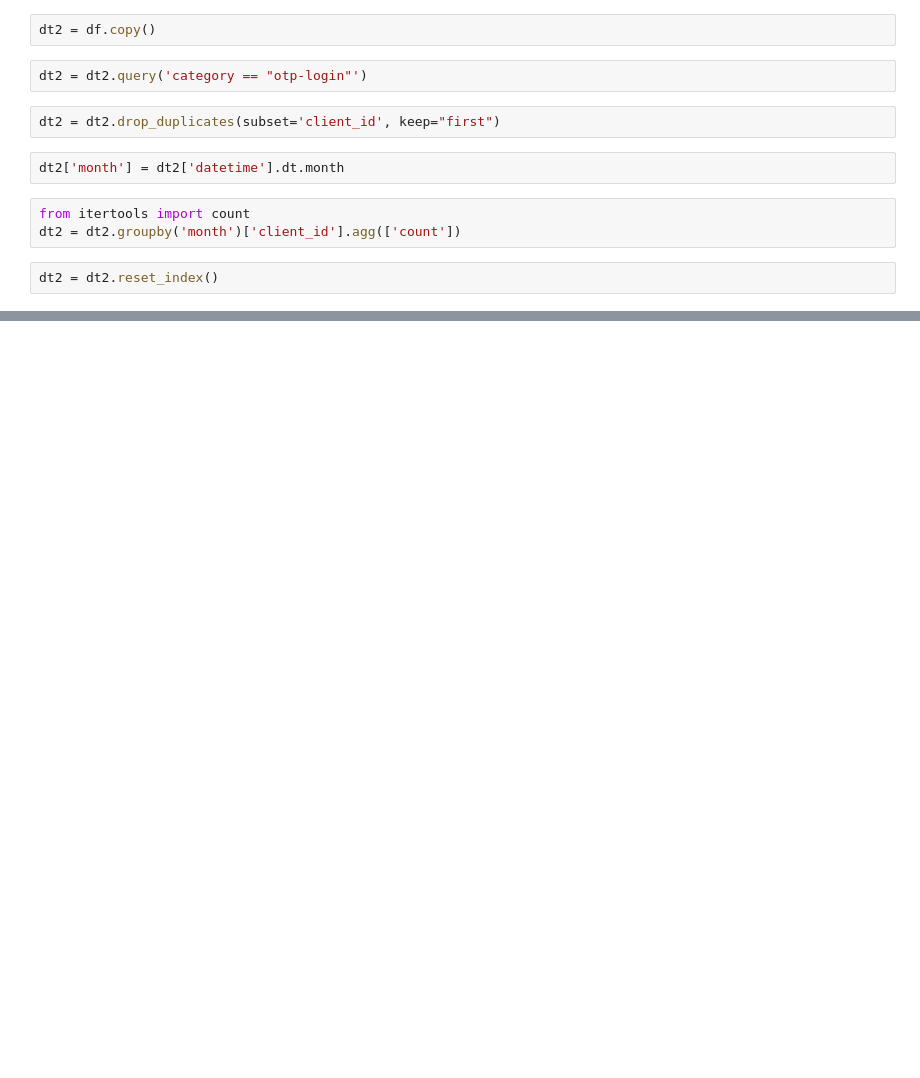
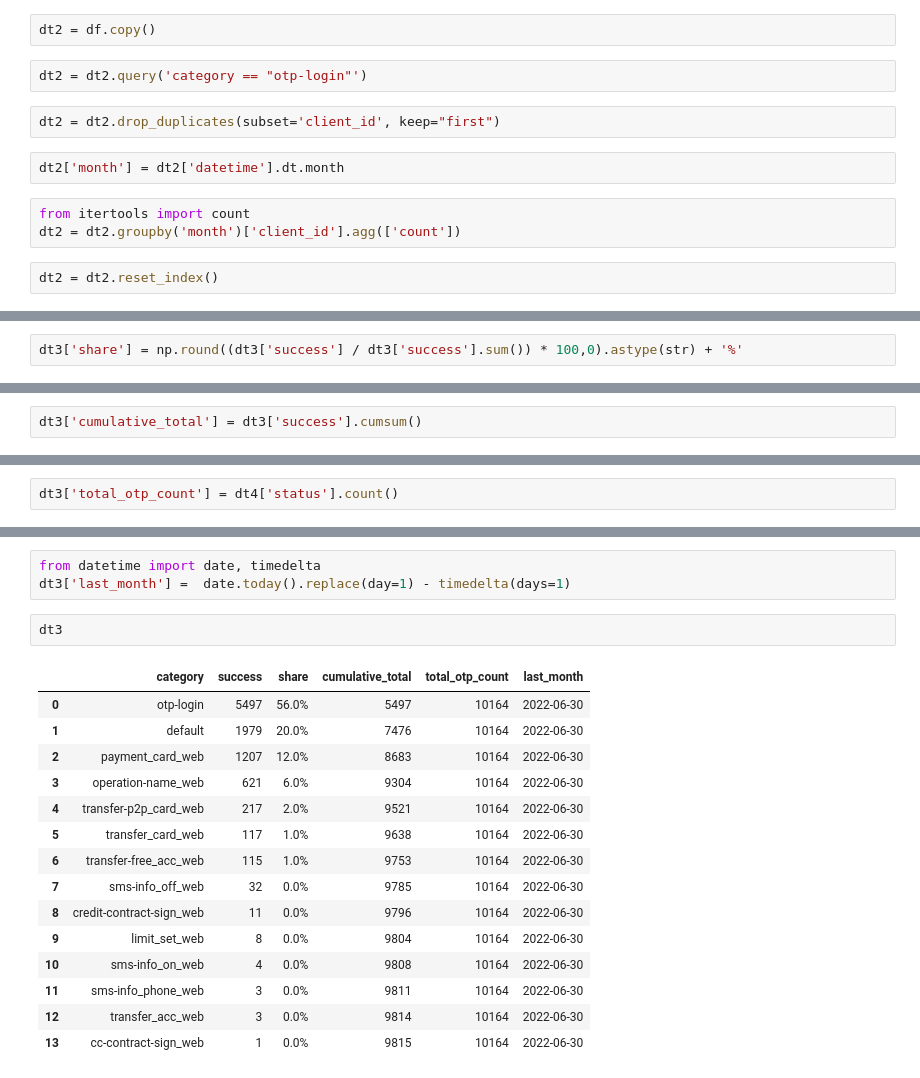
Before and after one commit to Tatsumaru7/open.ru, a Jupyter notebook: task1-3.ipynb, the cells around one changed output, grey strips where cells are left out. Cells and saved outputs as stored; diff of their text form; blank space fills up the shorter version.

```diff
--- a/task1-3.ipynb
+++ b/task1-3.ipynb
@@ -91,0 +144,2 @@ dt2
+# %%
+dt3['share'] = np.round((dt3['success'] / dt3['success'].sum()) * 100,0).astype(str) + '%'
@@ -91,0 +164,2 @@ dt2
+# %%
+dt3['cumulative_total'] = dt3['success'].cumsum()
@@ -91,0 +184,2 @@ dt2
+# %%
+dt3['total_otp_count'] = dt4['status'].count()
@@ -91,0 +204,21 @@ dt2
+# %%
+from datetime import date, timedelta
+dt3['last_month'] =  date.today().replace(day=1) - timedelta(days=1)
+# %%
+dt3
+# %% [output]
+|  | category | success | share | cumulative_total | total_otp_count | last_month |
+| 0 | otp-login | 5497 | 56.0% | 5497 | 10164 | 2022-06-30 |
+| 1 | default | 1979 | 20.0% | 7476 | 10164 | 2022-06-30 |
+| 2 | payment_card_web | 1207 | 12.0% | 8683 | 10164 | 2022-06-30 |
+| 3 | operation-name_web | 621 | 6.0% | 9304 | 10164 | 2022-06-30 |
+| 4 | transfer-p2p_card_web | 217 | 2.0% | 9521 | 10164 | 2022-06-30 |
+| 5 | transfer_card_web | 117 | 1.0% | 9638 | 10164 | 2022-06-30 |
+| 6 | transfer-free_acc_web | 115 | 1.0% | 9753 | 10164 | 2022-06-30 |
+| 7 | sms-info_off_web | 32 | 0.0% | 9785 | 10164 | 2022-06-30 |
+| 8 | credit-contract-sign_web | 11 | 0.0% | 9796 | 10164 | 2022-06-30 |
+| 9 | limit_set_web | 8 | 0.0% | 9804 | 10164 | 2022-06-30 |
+| 10 | sms-info_on_web | 4 | 0.0% | 9808 | 10164 | 2022-06-30 |
+| 11 | sms-info_phone_web | 3 | 0.0% | 9811 | 10164 | 2022-06-30 |
+| 12 | transfer_acc_web | 3 | 0.0% | 9814 | 10164 | 2022-06-30 |
+| 13 | cc-contract-sign_web | 1 | 0.0% | 9815 | 10164 | 2022-06-30 |
```
Also changed, not shown: parts of 23 cells of this notebook.
